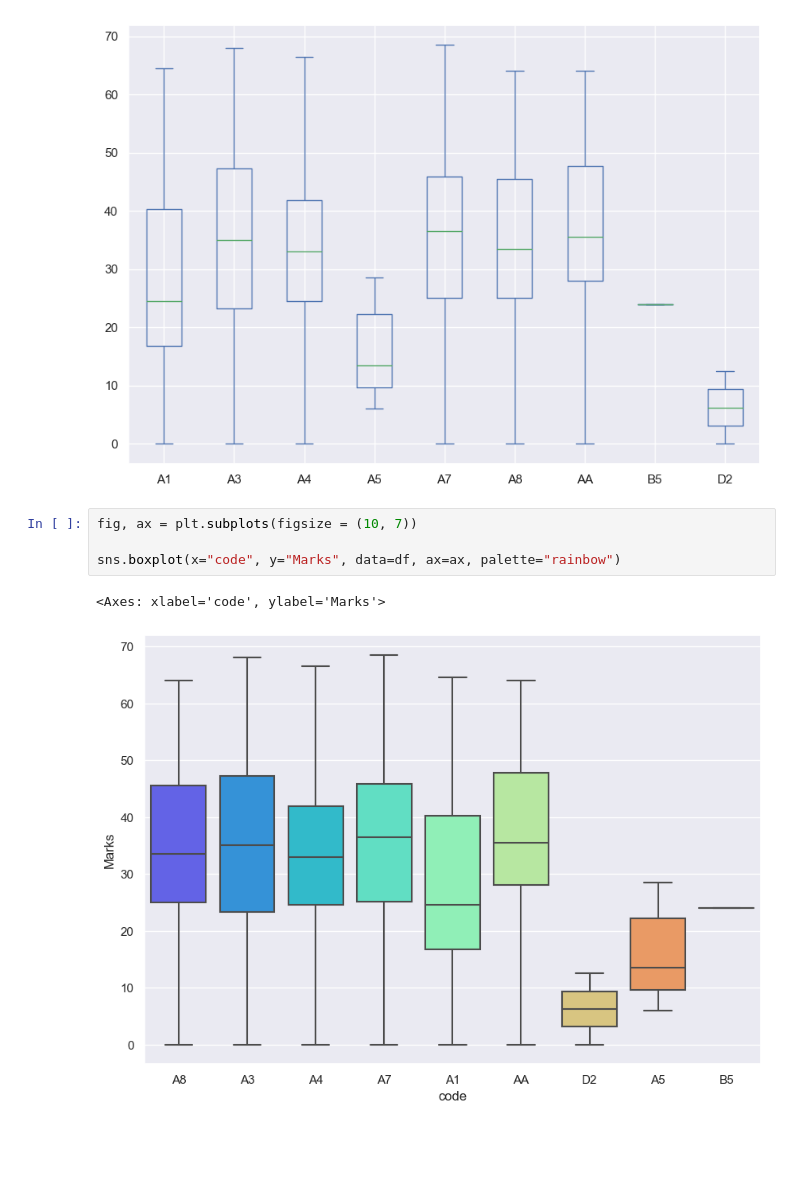
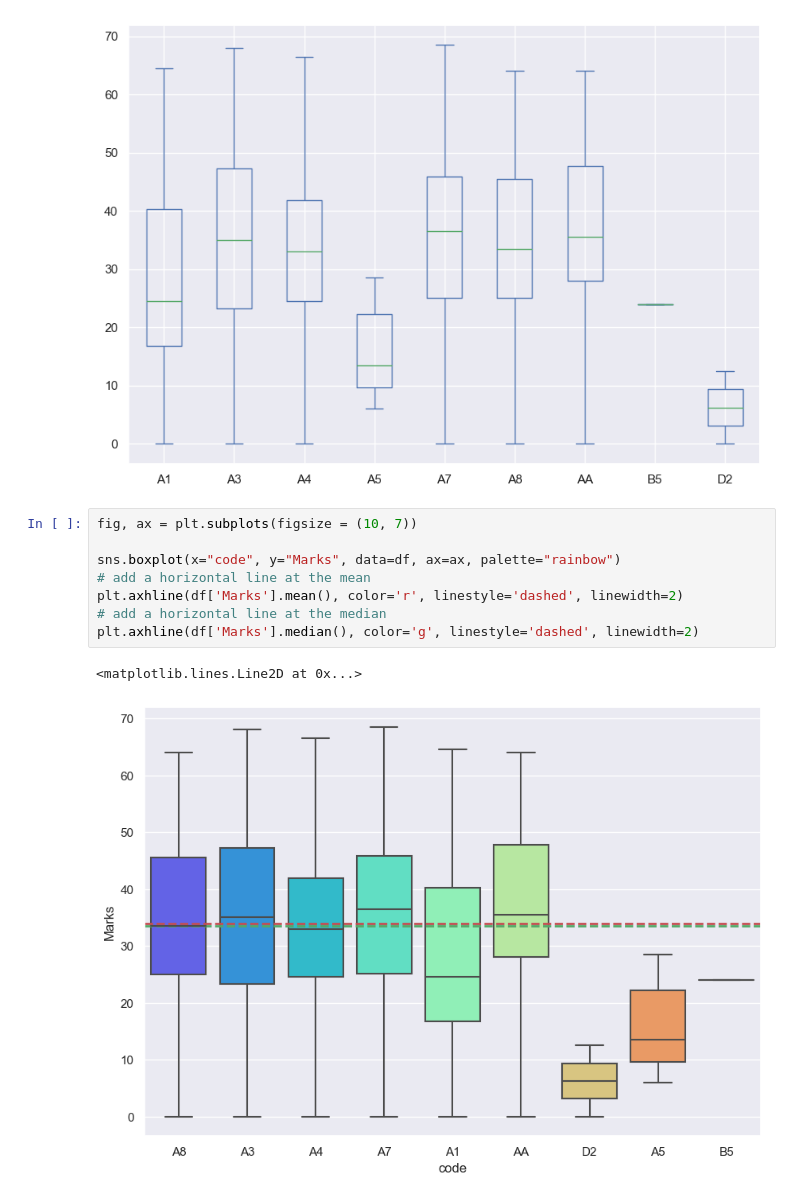
Before and after one commit to aviral2004/marks_data_visulation, a Jupyter notebook: eg_midsem.ipynb, the cells around one changed output. Cells and saved outputs as stored; diff of their text form; blank space fills up the shorter version.

Commit message:
fixed eg graphs

```diff
--- a/eg_midsem.ipynb
+++ b/eg_midsem.ipynb
@@ -160,10 +165,14 @@ pivot.plot(kind='box', figsize=(10, 7))
 # %%
 fig, ax = plt.subplots(figsize = (10, 7))
 
 sns.boxplot(x="code", y="Marks", data=df, ax=ax, palette="rainbow")
+# add a horizontal line at the mean
+plt.axhline(df['Marks'].mean(), color='r', linestyle='dashed', linewidth=2)
+# add a horizontal line at the median
+plt.axhline(df['Marks'].median(), color='g', linestyle='dashed', linewidth=2)
 # %% [output]
-<Axes: xlabel='code', ylabel='Marks'>
+<matplotlib.lines.Line2D at 0x...>
-[figure, old version]
+[figure, new version]
 # %%
 import matplotlib.ticker as ticker
 
```
Also changed, not shown: parts of 7 cells of this notebook, 4 other files.
